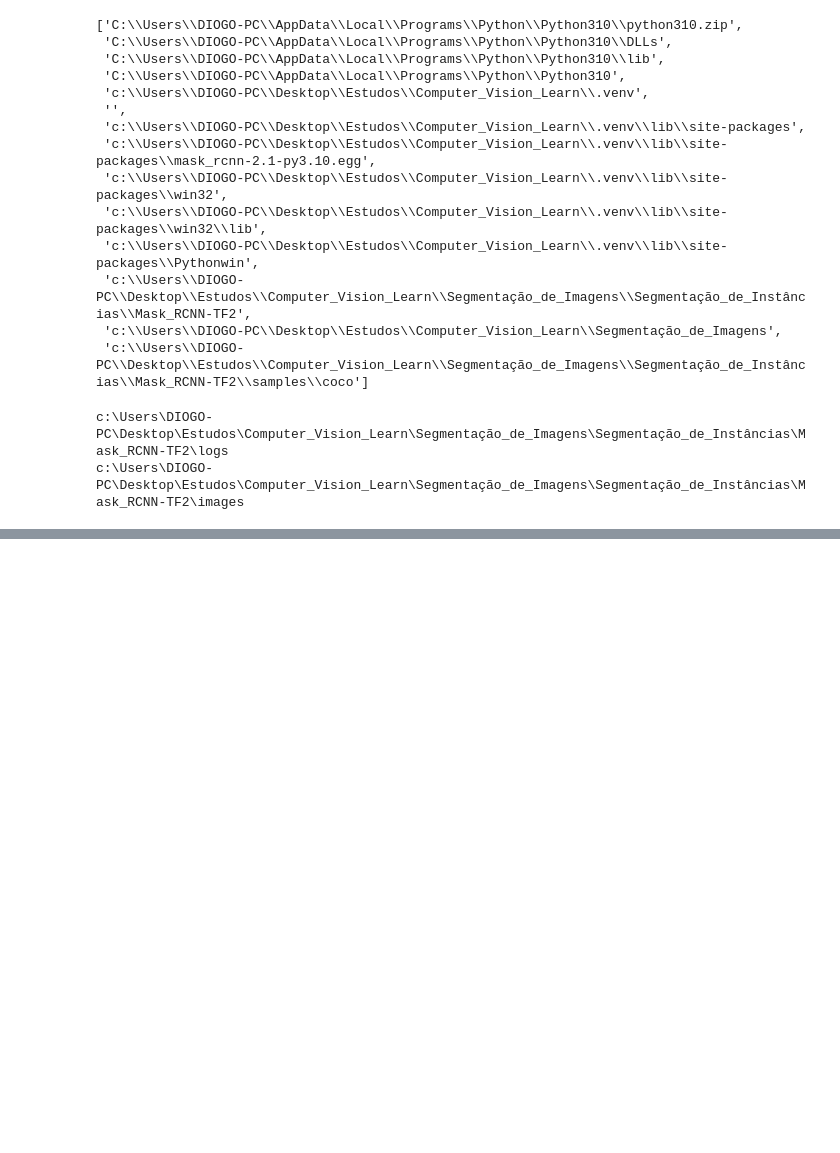
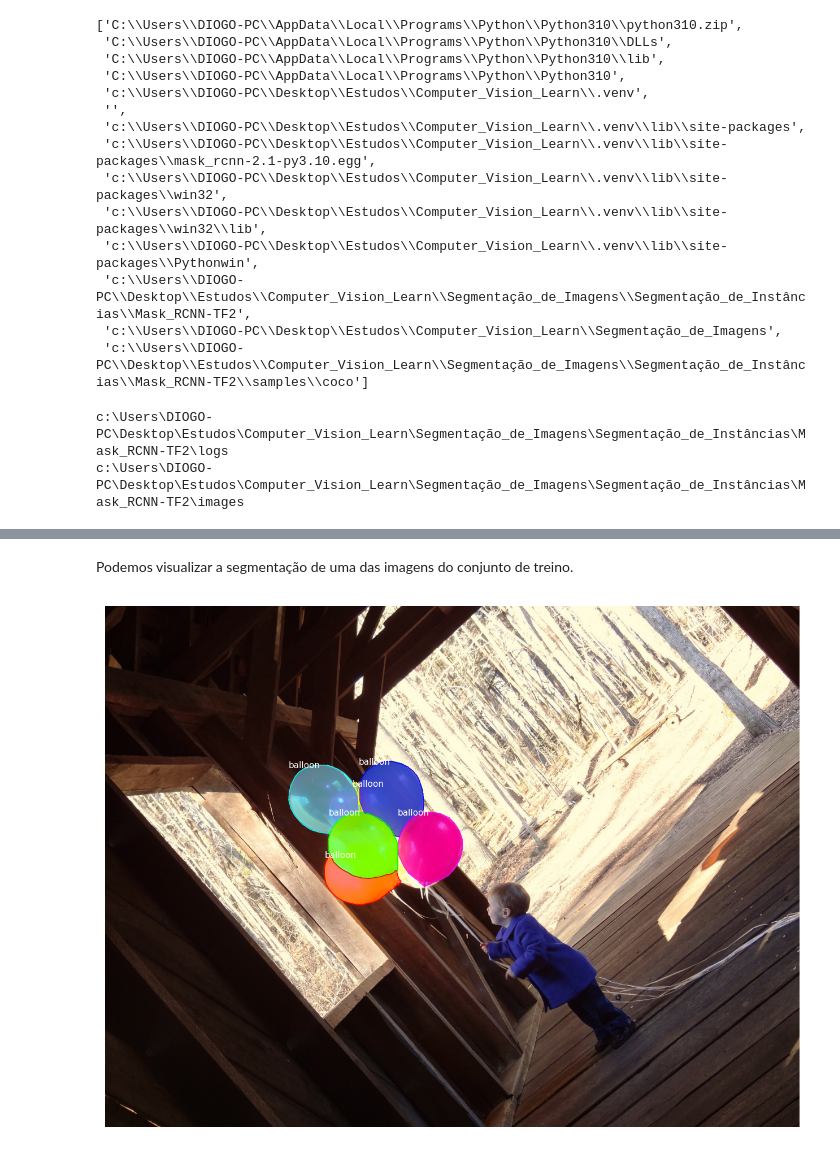
Before and after one commit to DiogoBotton/Computer_Vision_Learn, a Jupyter notebook: Segmentação_de_Imagens/Segmentação_de_Instâncias/treinamento_customizado.ipynb, the cells around one changed output, grey strips where cells are left out. Cells and saved outputs as stored; diff of their text form; code cells hidden in the pictures; blank space fills up the shorter version.

```diff
--- a/Segmentação_de_Imagens/Segmentação_de_Instâncias/treinamento_customizado.ipynb
+++ b/Segmentação_de_Imagens/Segmentação_de_Instâncias/treinamento_customizado.ipynb
@@ -151,0 +363,11 @@ session = InteractiveSession(config=config)
+# %% [markdown]
+Podemos visualizar a segmentação de uma das imagens do conjunto de treino.
+# %%
+visualize.display_instances(img,
+                            bbox,
+                            img_mask,
+                            class_ids,
+                            dataset_train.class_names,
+                            show_bbox=False)
+# %% [output]
+[figure, added]
```
Also changed, not shown: parts of 21 cells of this notebook, 1 other file.
